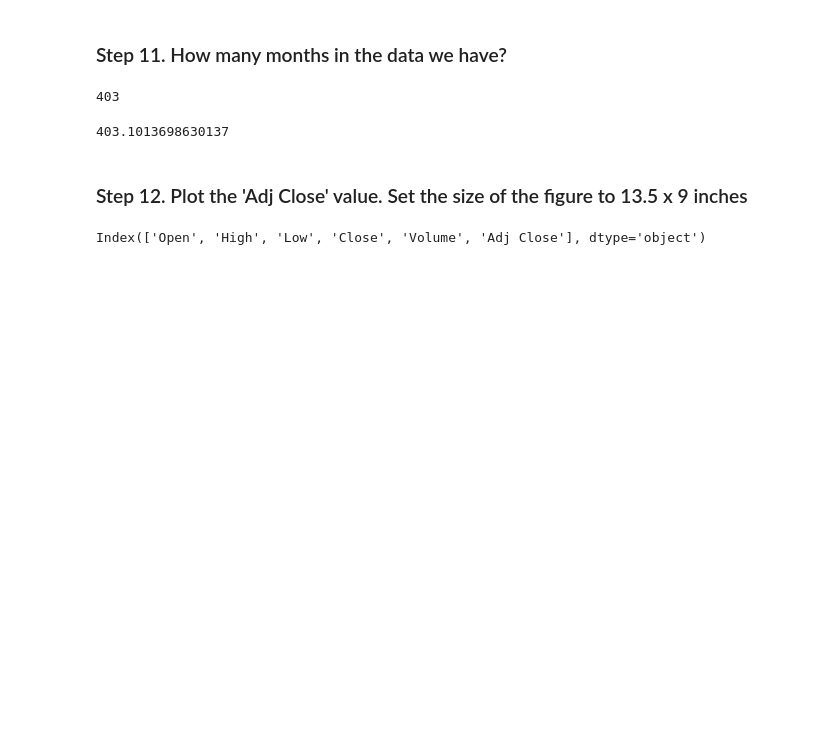
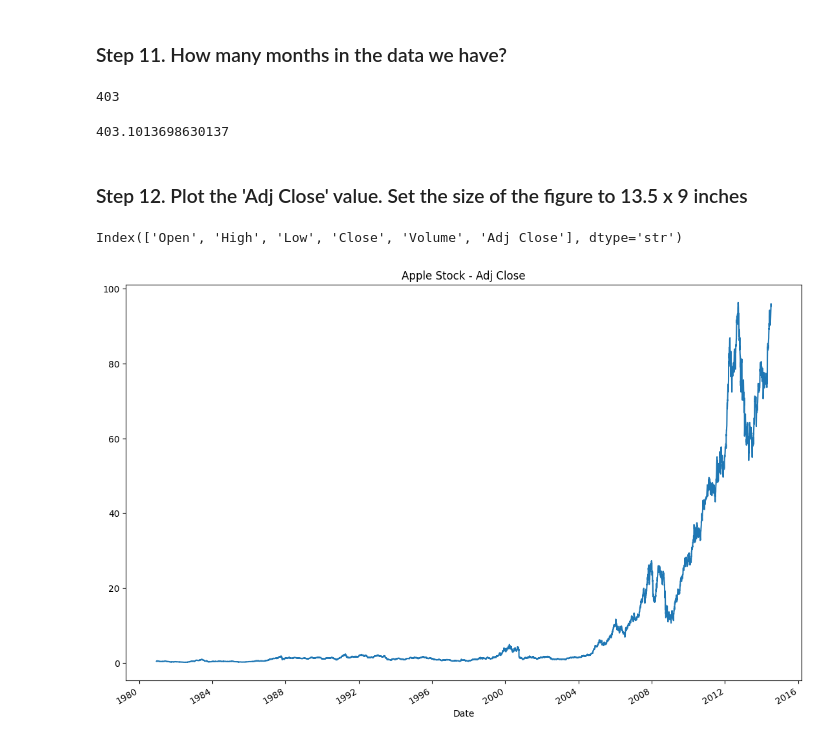
Before and after one commit to irenetite/2026-02-BILBAO-FT-Data-Science, a Jupyter notebook: 2-Data_Analysis/7-Feature_engineering/2-Time Data/Practica/irene_Ejercicio_Apple.ipynb, the cells around one changed output. Saved outputs shown, nothing was run; the diff lists cells and outputs as text; code cells hidden in the pictures; blank space fills up the shorter version.

```diff
--- a/2-Data_Analysis/7-Feature_engineering/2-Time Data/Practica/irene_Ejercicio_Apple.ipynb
+++ b/2-Data_Analysis/7-Feature_engineering/2-Time Data/Practica/irene_Ejercicio_Apple.ipynb
@@ -10,2 +14,6 @@ We are going to use Apple's stock price.
 # %% [markdown]
 ### Step 2. Import the dataset from this [address](https://raw.githubusercontent.com/guipsamora/pandas_exercises/master/09_Time_Series/Apple_Stock/appl_1980_2014.csv)
+# %%
+# Cargar el dataset de acciones de Apple desde la URL
+url = 'https://raw.githubusercontent.com/guipsamora/pandas_exercises/master/09_Time_Series/Apple_Stock/appl_1980_2014.csv'
+apple = pd.read_csv(url)
@@ -16,2 +60,5 @@ We are going to use Apple's stock price.
 # %% [markdown]
 ### Step 5. Transform the Date column as a datetime type and check the info()
+# %%
+apple['Date'] = pd.to_datetime(apple['Date'])
+apple.info()
@@ -18,5 +80,7 @@ We are going to use Apple's stock price.
 # %% [markdown]
 ### Step 6.  Set the date as the index
+# %%
+apple = apple.set_index('Date')
 # %% [markdown]
 ### Step 7.  Is there any duplicate dates?
 # %%
@@ -25,3 +89,7 @@ apple.index.has_duplicates
 False
 # %% [markdown]
 ### Step 8.  Ops...it seems the index is from the most recent date. Make the first entry the oldest date.
+# %%
+# ordeno de forma ascendente
+apple = apple.sort_index()
+apple
@@ -55,4 +162,11 @@ len(pd.date_range(apple.index[0], apple.index[-1], freq= 'M'))
 # %%
 apple.columns
 # %% [output]
-Index(['Open', 'High', 'Low', 'Close', 'Volume', 'Adj Close'], dtype='object')
+Index(['Open', 'High', 'Low', 'Close', 'Volume', 'Adj Close'], dtype='str')
+# %%
+
+fig, ax = plt.subplots(figsize=(13.5, 9))
+apple['Adj Close'].plot(ax=ax, title='Apple Stock - Adj Close')
+plt.show()
+# %% [output]
+[figure, added]
```
Also changed, not shown: parts of 10 cells of this notebook, 4 other files.
